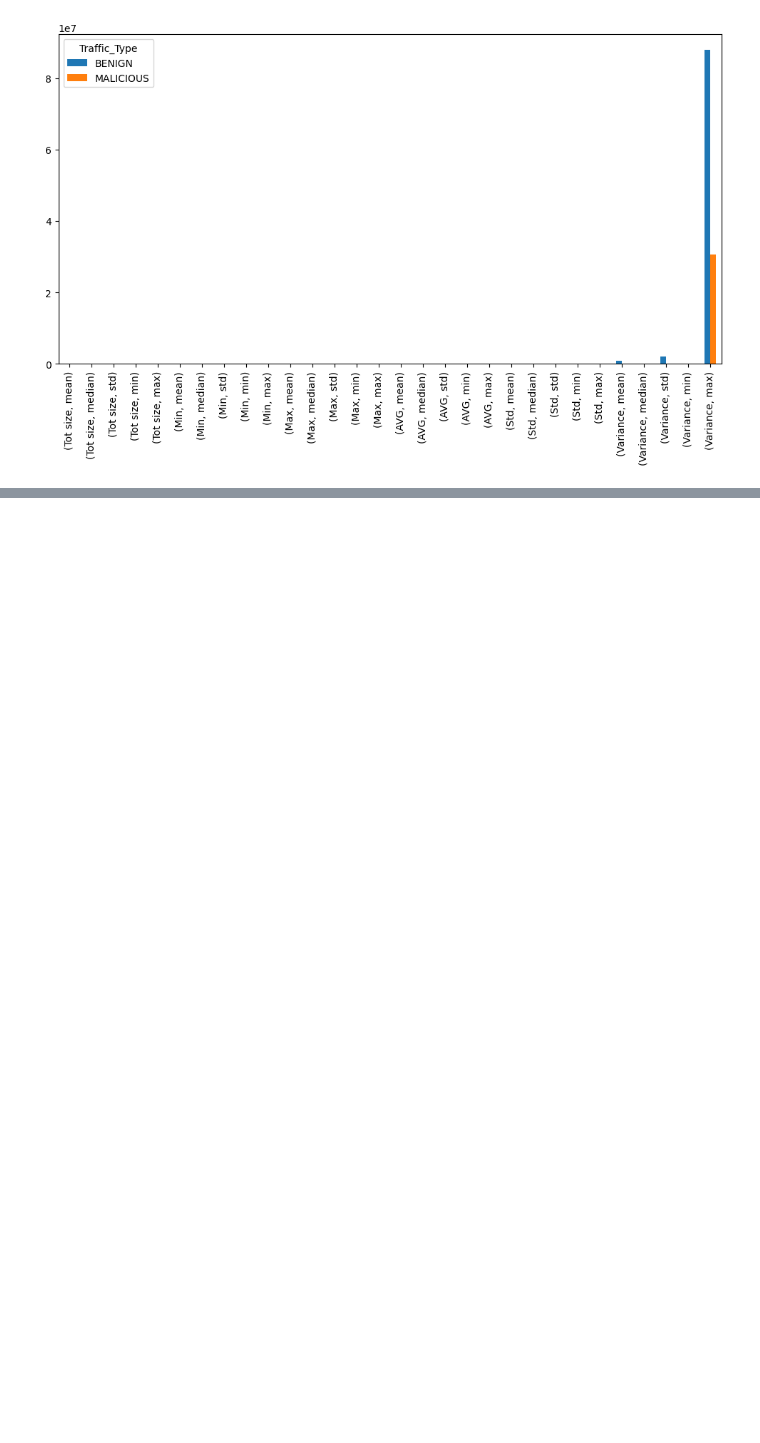
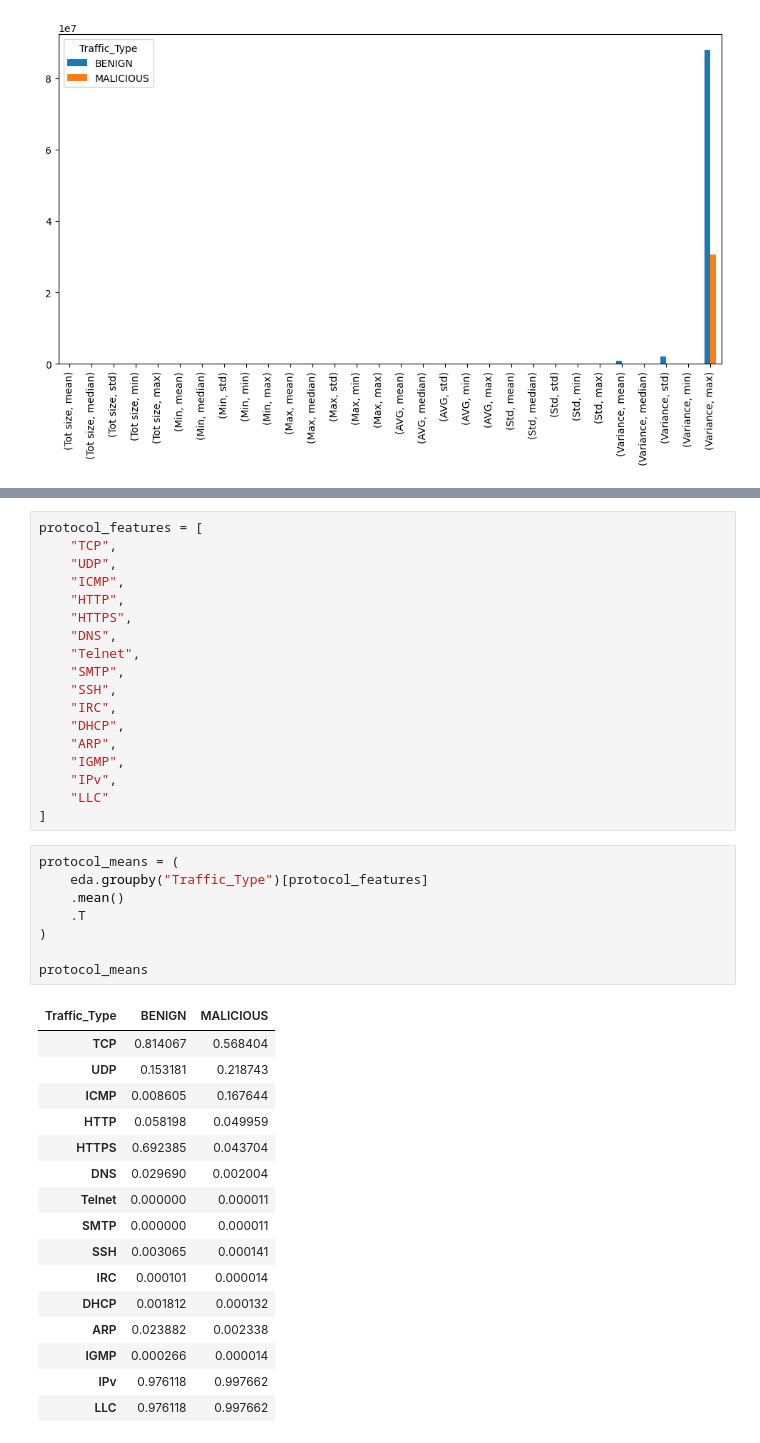
Before and after one commit to jchmola58/IoT-2023-semestral-work, a Jupyter notebook: notebook.ipynb, the cells around one changed output, grey strips where cells are left out. Saved outputs shown, nothing was run; the diff lists cells and outputs as text; blank space fills up the shorter version.

```diff
--- a/notebook.ipynb
+++ b/notebook.ipynb
@@ -237,0 +274,43 @@ traffic_type.plot(
+# %%
+protocol_features = [
+    "TCP",
+    "UDP",
+    "ICMP",
+    "HTTP",
+    "HTTPS",
+    "DNS",
+    "Telnet",
+    "SMTP",
+    "SSH",
+    "IRC",
+    "DHCP",
+    "ARP",
+    "IGMP",
+    "IPv",
+    "LLC"
+]
+# %%
+protocol_means = (
+    eda.groupby("Traffic_Type")[protocol_features]
+    .mean()
+    .T
+)
+
+protocol_means
+# %% [output]
+| Traffic_Type | BENIGN | MALICIOUS |
+| TCP | 0.814067 | 0.568404 |
+| UDP | 0.153181 | 0.218743 |
+| ICMP | 0.008605 | 0.167644 |
+| HTTP | 0.058198 | 0.049959 |
+| HTTPS | 0.692385 | 0.043704 |
+| DNS | 0.029690 | 0.002004 |
+| Telnet | 0.000000 | 0.000011 |
+| SMTP | 0.000000 | 0.000011 |
+| SSH | 0.003065 | 0.000141 |
+| IRC | 0.000101 | 0.000014 |
+| DHCP | 0.001812 | 0.000132 |
+| ARP | 0.023882 | 0.002338 |
+| IGMP | 0.000266 | 0.000014 |
+| IPv | 0.976118 | 0.997662 |
+| LLC | 0.976118 | 0.997662 |
```
Also changed, not shown: parts of 8 cells of this notebook.
